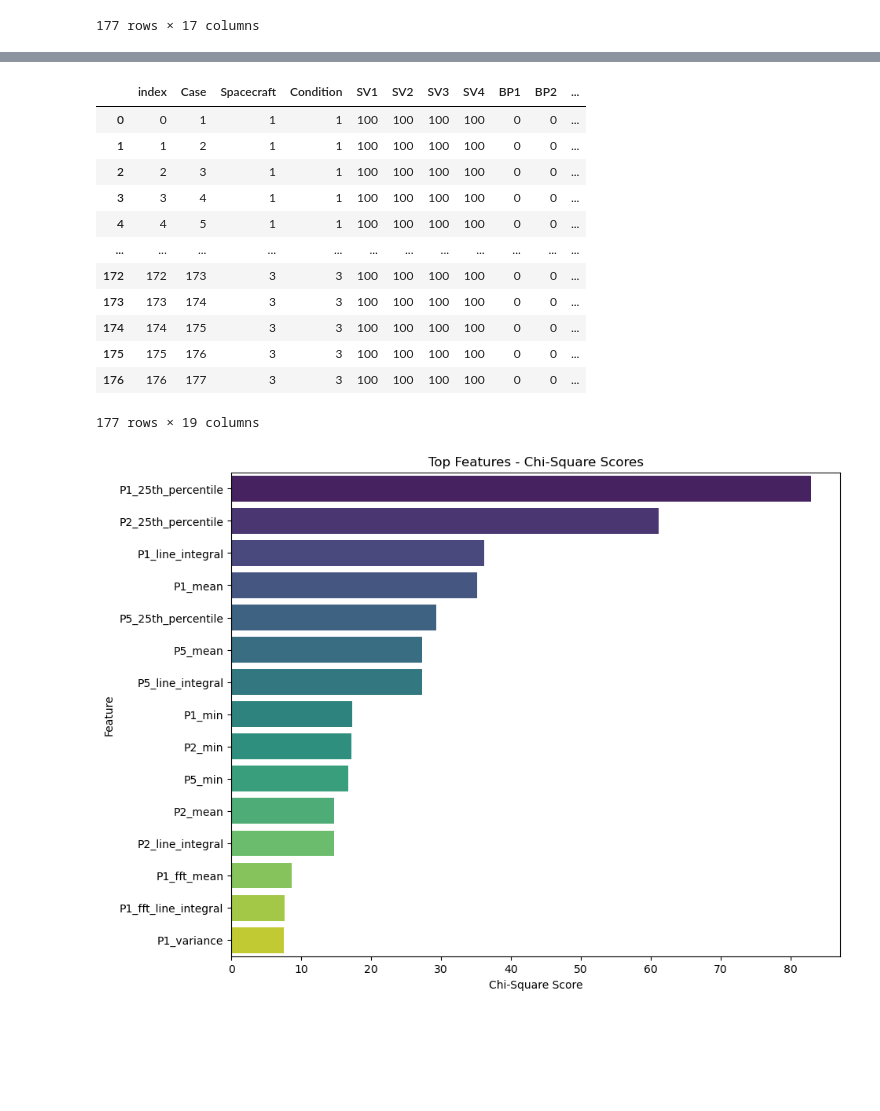
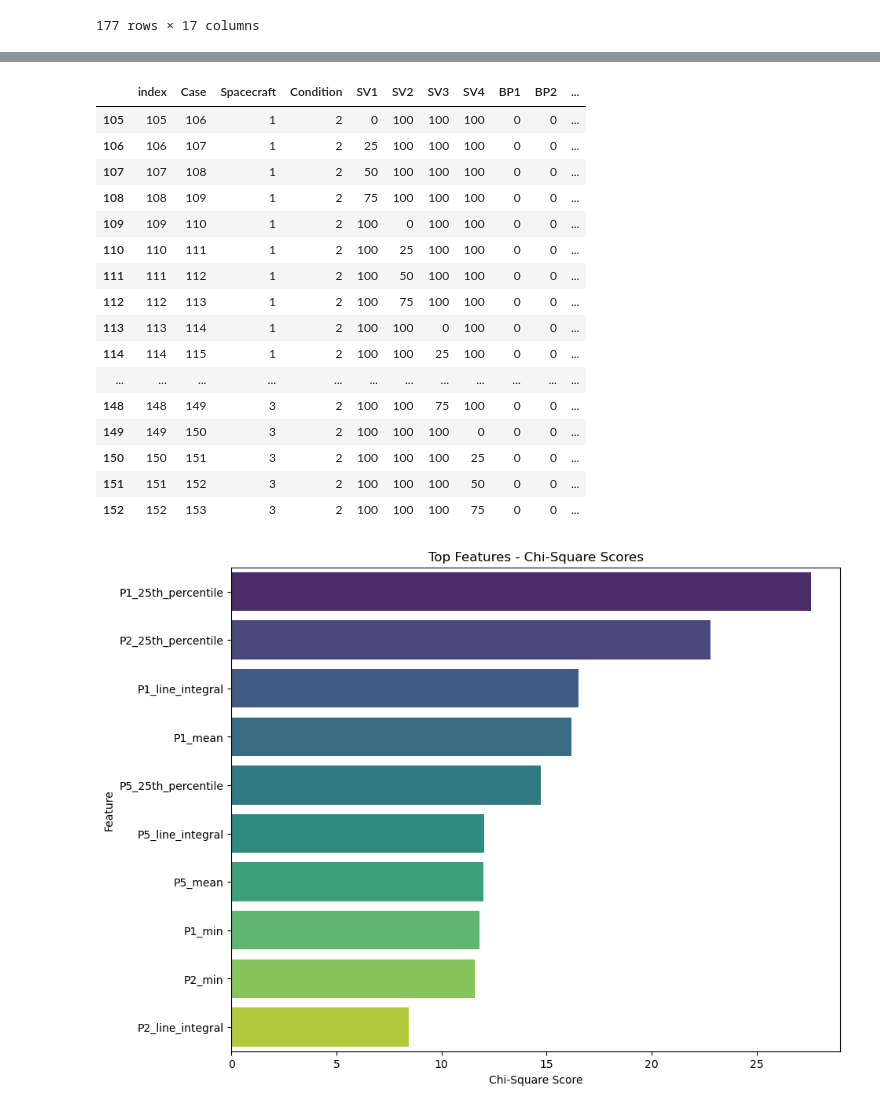
Before and after one commit to alexxdediu/Data-Challenge-PHM-Asia-Pacific-2023, a Jupyter notebook: models/model_task_5.ipynb, the cells around one changed output, grey strips where cells are left out. Saved outputs shown, nothing was run; the diff lists cells and outputs as text; code cells hidden in the pictures; blank space fills up the shorter version.

```diff
--- a/models/model_task_5.ipynb
+++ b/models/model_task_5.ipynb
@@ -69,6 +69,12 @@ df_labels["fault_sv"].tail(50)
 175    0
 176    0
 Name: fault_sv, dtype: int64
+# %%
+df_normal = df_train[:106]
+df_fault=df_train[105:153]
+
+df_labels=df_labels[105:153]
+df_train=df_train[105:153]
 # %%
 df_train
 # %% [output]
@@ -89,18 +100,22 @@ df_train
 df_labels
 # %% [output]
 |  | index | Case | Spacecraft | Condition | SV1 | SV2 | SV3 | SV4 | BP1 | BP2 | ... |
-| 0 | 0 | 1 | 1 | 1 | 100 | 100 | 100 | 100 | 0 | 0 | ... |
-| 1 | 1 | 2 | 1 | 1 | 100 | 100 | 100 | 100 | 0 | 0 | ... |
-| 2 | 2 | 3 | 1 | 1 | 100 | 100 | 100 | 100 | 0 | 0 | ... |
-| 3 | 3 | 4 | 1 | 1 | 100 | 100 | 100 | 100 | 0 | 0 | ... |
-| 4 | 4 | 5 | 1 | 1 | 100 | 100 | 100 | 100 | 0 | 0 | ... |
+| 105 | 105 | 106 | 1 | 2 | 0 | 100 | 100 | 100 | 0 | 0 | ... |
+| 106 | 106 | 107 | 1 | 2 | 25 | 100 | 100 | 100 | 0 | 0 | ... |
+| 107 | 107 | 108 | 1 | 2 | 50 | 100 | 100 | 100 | 0 | 0 | ... |
+| 108 | 108 | 109 | 1 | 2 | 75 | 100 | 100 | 100 | 0 | 0 | ... |
+| 109 | 109 | 110 | 1 | 2 | 100 | 0 | 100 | 100 | 0 | 0 | ... |
+| 110 | 110 | 111 | 1 | 2 | 100 | 25 | 100 | 100 | 0 | 0 | ... |
+| 111 | 111 | 112 | 1 | 2 | 100 | 50 | 100 | 100 | 0 | 0 | ... |
+| 112 | 112 | 113 | 1 | 2 | 100 | 75 | 100 | 100 | 0 | 0 | ... |
+| 113 | 113 | 114 | 1 | 2 | 100 | 100 | 0 | 100 | 0 | 0 | ... |
+| 114 | 114 | 115 | 1 | 2 | 100 | 100 | 25 | 100 | 0 | 0 | ... |
 | ... | ... | ... | ... | ... | ... | ... | ... | ... | ... | ... | ... |
-| 172 | 172 | 173 | 3 | 3 | 100 | 100 | 100 | 100 | 0 | 0 | ... |
-| 173 | 173 | 174 | 3 | 3 | 100 | 100 | 100 | 100 | 0 | 0 | ... |
-| 174 | 174 | 175 | 3 | 3 | 100 | 100 | 100 | 100 | 0 | 0 | ... |
-| 175 | 175 | 176 | 3 | 3 | 100 | 100 | 100 | 100 | 0 | 0 | ... |
-| 176 | 176 | 177 | 3 | 3 | 100 | 100 | 100 | 100 | 0 | 0 | ... |
+| 148 | 148 | 149 | 3 | 2 | 100 | 100 | 75 | 100 | 0 | 0 | ... |
+| 149 | 149 | 150 | 3 | 2 | 100 | 100 | 100 | 0 | 0 | 0 | ... |
+| 150 | 150 | 151 | 3 | 2 | 100 | 100 | 100 | 25 | 0 | 0 | ... |
+| 151 | 151 | 152 | 3 | 2 | 100 | 100 | 100 | 50 | 0 | 0 | ... |
+| 152 | 152 | 153 | 3 | 2 | 100 | 100 | 100 | 75 | 0 | 0 | ... |
-177 rows × 19 columns
 # %%
 def feature_selection_anova(df_X,df_y,n_features):
     X = df_X
@@ -174,6 +189,10 @@ def feature_selection_random_forest(df_X, df_y, n_features):
 # %%
 df_train=df_train.drop(columns="index")
 # %%
-features_chi2 = feature_selection_chi2(df_train,df_labels["opening_ratio"],15)
+features_chi2 = feature_selection_chi2(df_train,df_labels["opening_ratio"],10)
+
+
+df_train = df_train[features_chi2]
+df_test = df_test[features_chi2]
 # %% [output]
-[figure, old version]
+[figure, new version]
```
Also changed, not shown: parts of 26 cells of this notebook, 3 other files.
